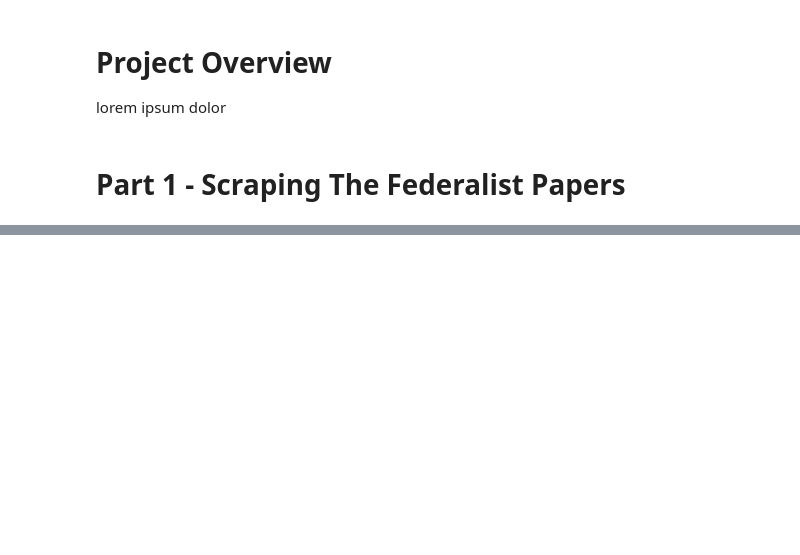
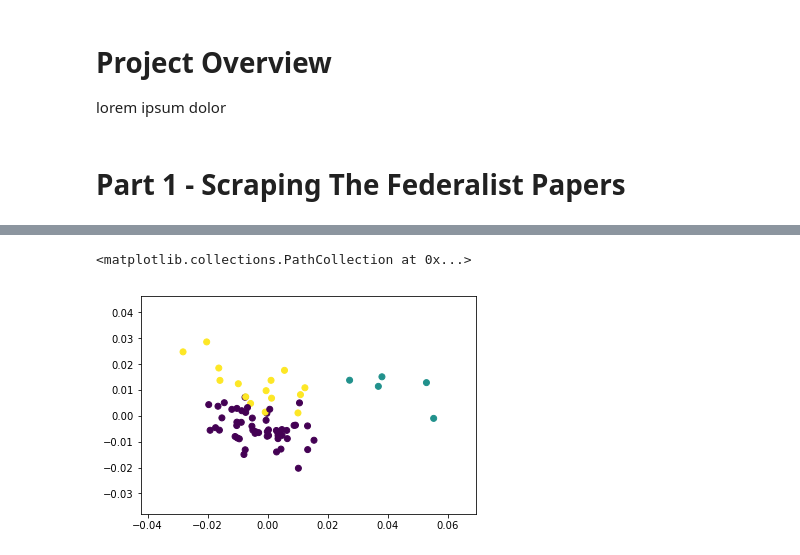
Before and after one commit to sdsawtelle/yale-som-python-workshop, a Jupyter notebook: notebooks/Federalist_Papers_Data_Project.ipynb, the cells around one changed output, grey strips where cells are left out. Saved outputs shown, nothing was run; the diff lists cells and outputs as text; code cells hidden in the pictures; blank space fills up the shorter version.

```diff
--- a/notebooks/Federalist_Papers_Data_Project.ipynb
+++ b/notebooks/Federalist_Papers_Data_Project.ipynb
@@ -96,0 +34,7 @@ len(author)
+# %%
+# Read in the list of authors we scraped from the table on the website
+authors = pd.read_csv(datapath / "authors.csv",
+                          squeeze=True,  # squeeze will read in as a Series rather than Dataframe
+                          header=None)
+author_list = authors.tolist()
+author_list[:3]
@@ -187,0 +154,5 @@ with open("../tokens.csv", "w") as f:
+# %%
+# Read in the list of authors we scraped from the table on the website
+x = pd.read_csv(datapath / "federalist.csv")
+#                           squeeze=True,  # squeeze will read in as a Series rather than Dataframe
+#                           header=None).tolist()
@@ -187,0 +166,21 @@ with open("../tokens.csv", "w") as f:
+# %%
+# Create boolean filters for the different groups
+unknown_docs = authors == "Hamilton or Madison"
+singleauthor_docs = ~authors.isin(["Hamilton or Madison", "Hamilton and Madison"])
+mixedauthor_docs = authors == "Hamilton and Madison"
+# %%
+# PCA can be used for unsupervised dimensionality reduction on unlabeled data
+
+# Instantiate PCA model
+pca = PCA(n_components=2)
+# Fitting the model means identifying the principal components from the input data, these are stored in the model
+# Transforming with the fitted model means casting any new data into the compressed space
+# (the fit_transform method does both at the same time)
+x_pca = pca.fit_transform(x.loc[singleauthor_docs, :].values) # Note, sklearn PCA will center but not scale each feature prior to SVD
+# %%
+# Plot the data points in the principal components basis, colored by author
+fig, ax = plt.subplots()
+ax.scatter(x_pca[:, 0], x_pca[:, 1], c=pd.Categorical(authors[singleauthor_docs]).codes)
+# %% [output]
+<matplotlib.collections.PathCollection at 0x...>
+[figure, added]
```
Also changed, not shown: parts of 42 cells of this notebook, 5 other files.
